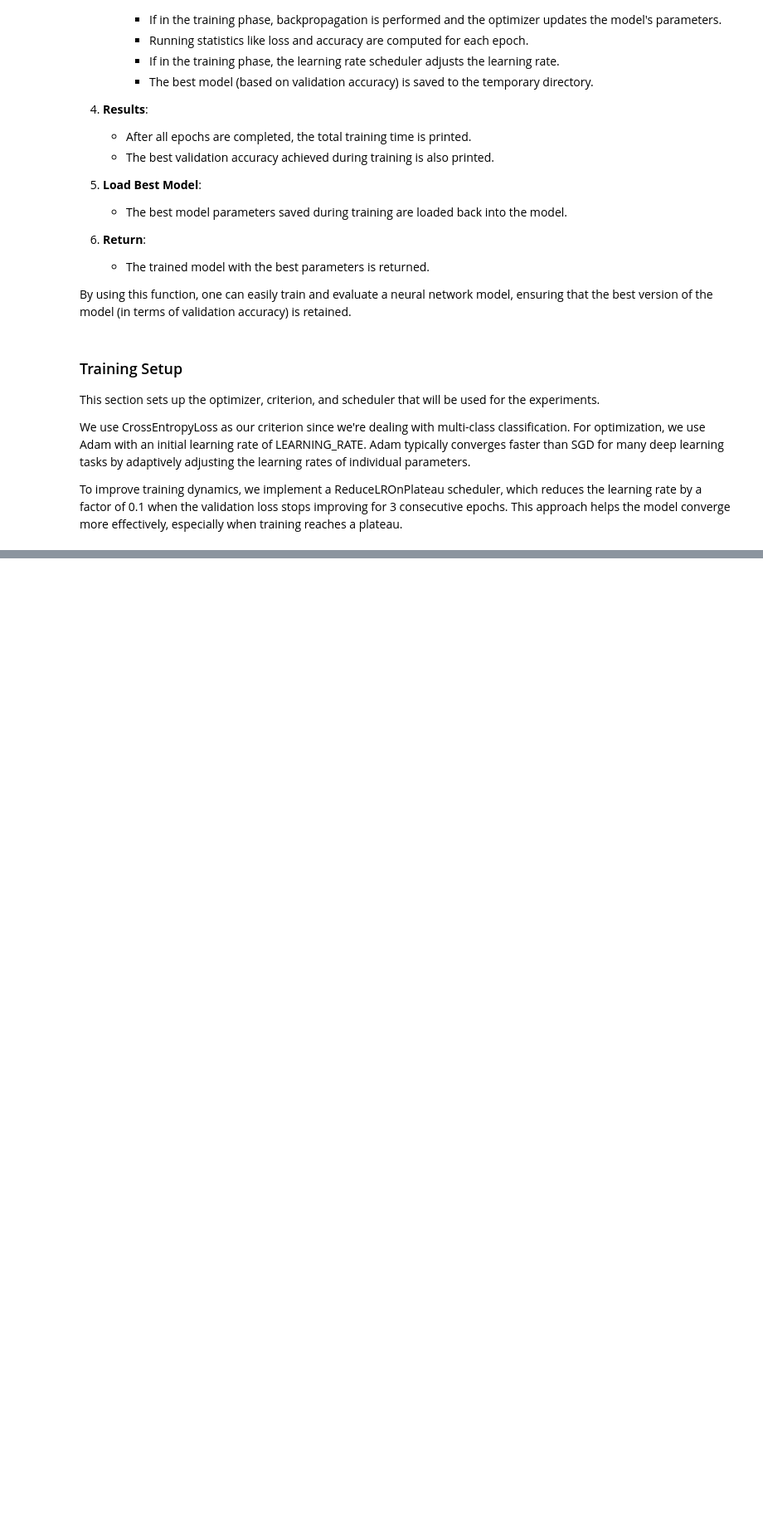
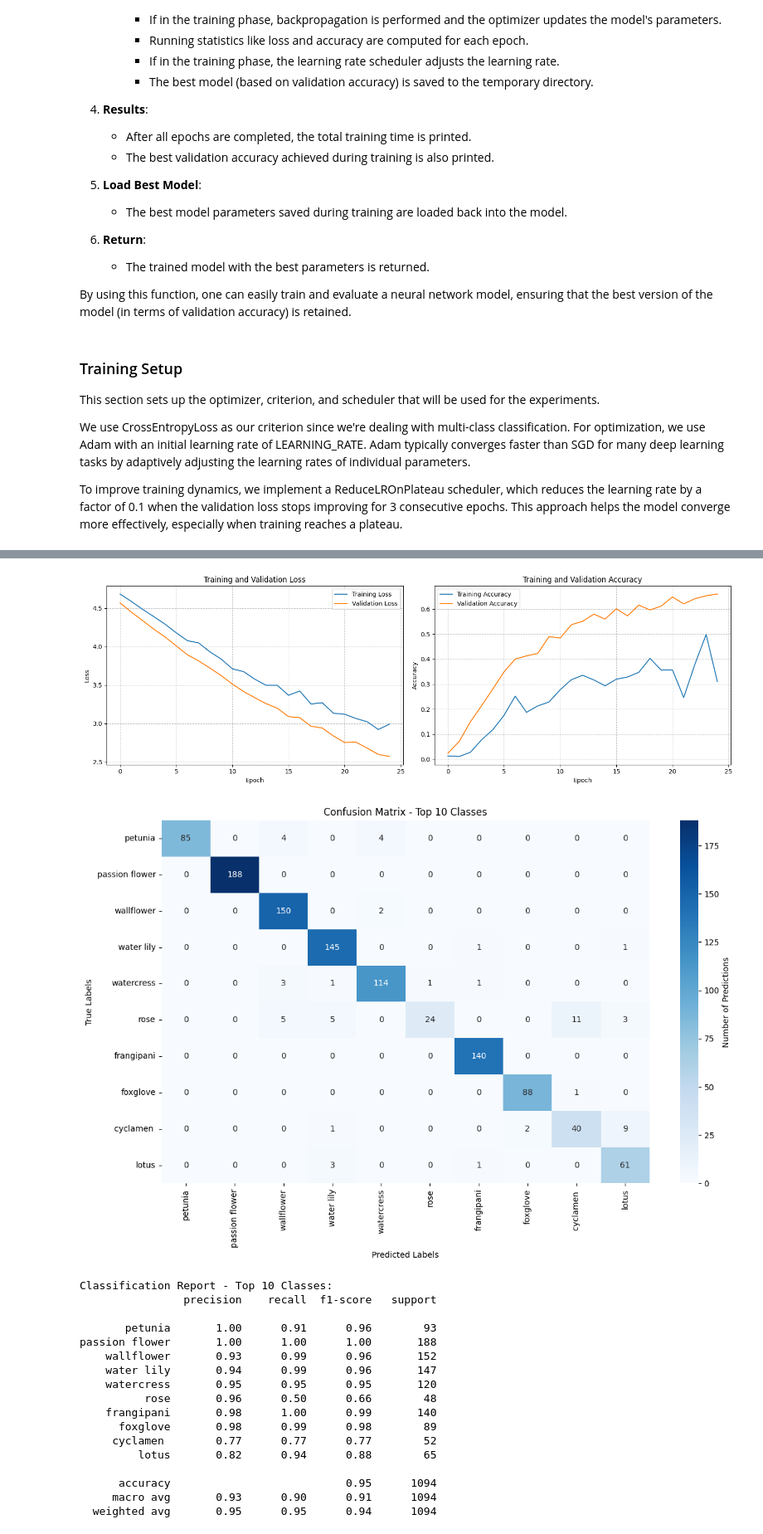
Before and after one commit to isaacchunn/flowers-recognition, a Jupyter notebook: flower-recognition.ipynb, the cells around one changed output, grey strips where cells are left out. Shown at 83% size. Drawn from its saved outputs; the diff is of its cells as text; code cells hidden in the pictures; blank space fills up the shorter version.

```diff
--- a/flower-recognition.ipynb
+++ b/flower-recognition.ipynb
@@ -839,0 +994,14 @@ This model is our lightweight baseline CNN model with some conv blocks so as to
+# %%
+# Initialize the model and history as None first
+model_name = "base_resnet50_mixup"
+
+# Load or train the model
+base_resnet18_mixup, resnet18_mixup_history = load_or_train_mixup_model(
+    model_name=model_name,
+    model_class=BasePretrainedModel,
+    alpha=0.4,
+    save_dir=save_dir,
+    device=device,
+    num_classes =NUM_CLASSES,
+    freeze_layers=True
+)
@@ -839,0 +1053,13 @@ This model is our lightweight baseline CNN model with some conv blocks so as to
+# %%
+# Evaluate the resnet18 on the test set
+base_resnet18_mixup_test_loss, base_resnet18_mixup_test_acc, resnet18_mixup_preds, resnet18_mixup_labels = evaluate_model(base_resnet18_mixup, criterion, data_loaders['test'])
+
+# Print final results
+print(f"Final Test Accuracy: {base_resnet18_mixup_test_acc:.4f}")
+print(f"Final Test Loss: {base_resnet18_mixup_test_loss:.4f}")
+
+# Plot training history
+visualization.plot_training_history(resnet18_mixup_history)
+# Plot confusion matrix
+visualization.plot_top_n_confusion_matrix(resnet18_mixup_labels, resnet18_mixup_preds, flower_labels, top_n=10)
+# %% [output]
@@ -839,0 +1069,19 @@ This model is our lightweight baseline CNN model with some conv blocks so as to
+[figure, added]
+[figure, added]
+Classification Report - Top 10 Classes:
+                precision    recall  f1-score   support
+
+       petunia       1.00      0.91      0.96        93
+passion flower       1.00      1.00      1.00       188
+    wallflower       0.93      0.99      0.96       152
+    water lily       0.94      0.99      0.96       147
+    watercress       0.95      0.95      0.95       120
+          rose       0.96      0.50      0.66        48
+    frangipani       0.98      1.00      0.99       140
+      foxglove       0.98      0.99      0.98        89
+     cyclamen        0.77      0.77      0.77        52
+         lotus       0.82      0.94      0.88        65
+
+      accuracy                           0.95      1094
+     macro avg       0.93      0.90      0.91      1094
+  weighted avg       0.95      0.95      0.94      1094
```
Also changed, not shown: parts of 46 cells of this notebook, 1 other file.
